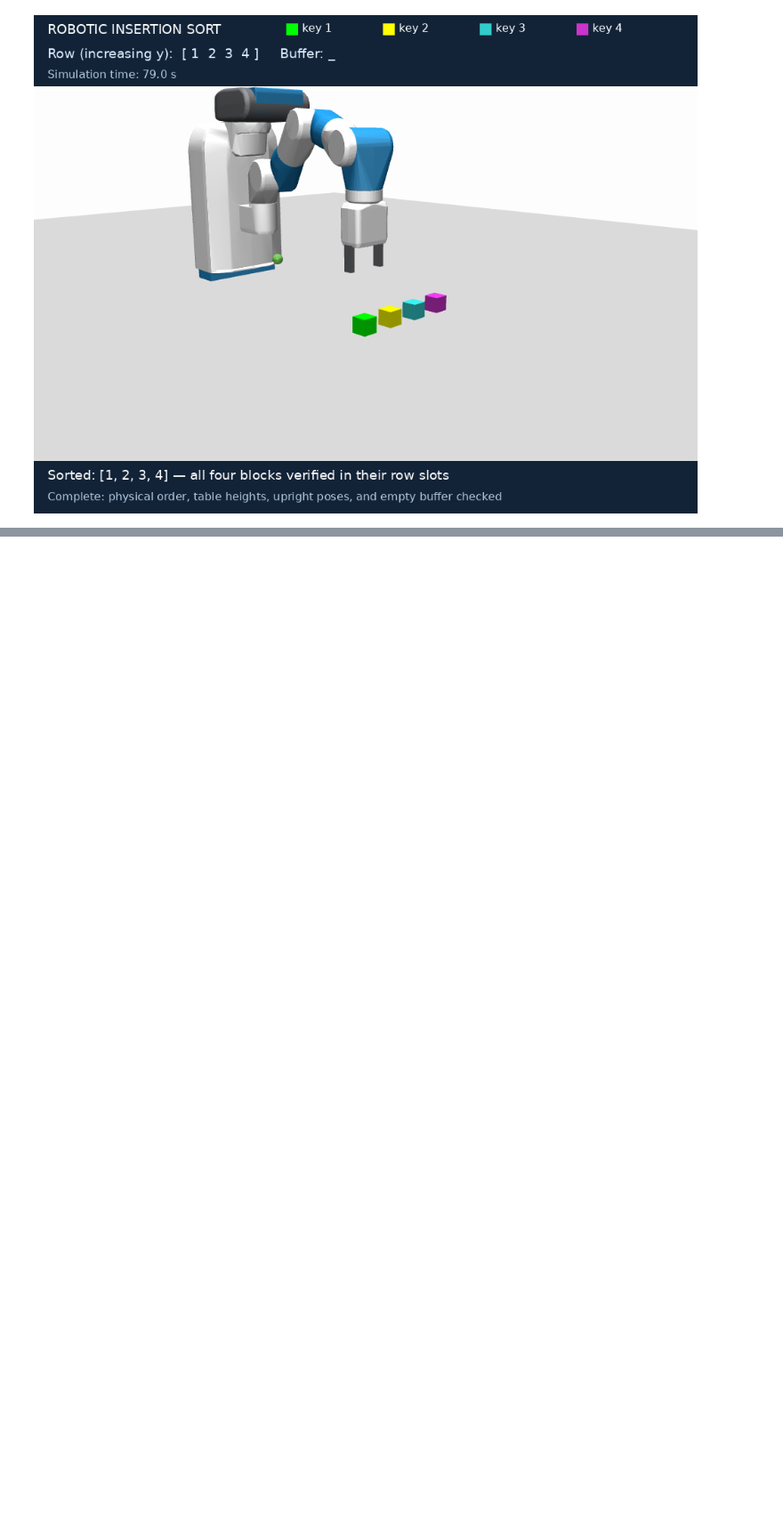
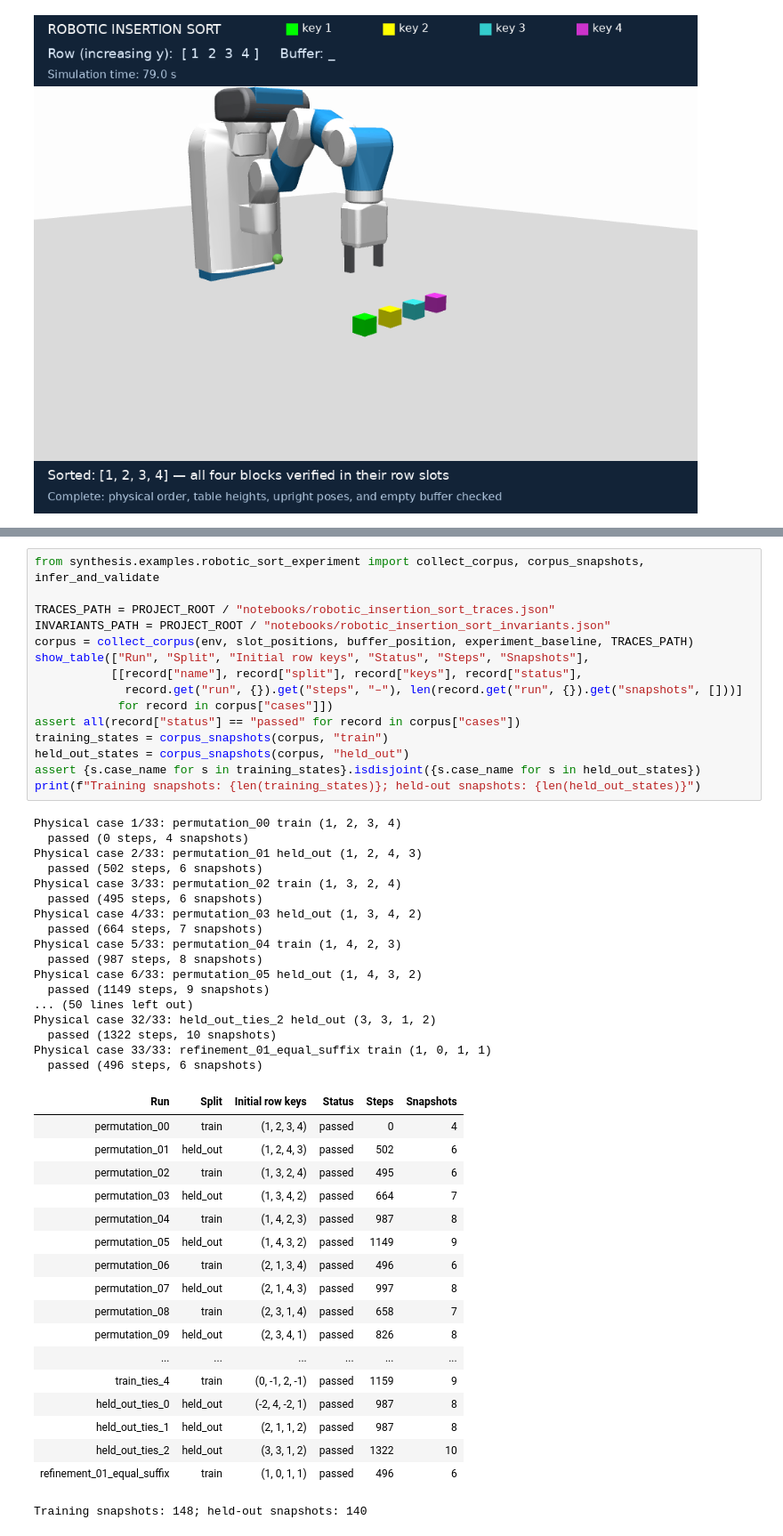
Before and after one commit to luoninz1/RoboVerify, a Jupyter notebook: roboverify/notebooks/robotic_insertion_sort.ipynb, the cells around one changed output, grey strips where cells are left out. Shown at 89% size. Cells and saved outputs as stored; diff of their text form; blank space fills up the shorter version.

```diff
--- a/roboverify/notebooks/robotic_insertion_sort.ipynb
+++ b/roboverify/notebooks/robotic_insertion_sort.ipynb
@@ -340,0 +421,51 @@ rerun all cells for a different ordering. Call `env.close()` when finished.
+# %%
+from synthesis.examples.robotic_sort_experiment import collect_corpus, corpus_snapshots, infer_and_validate
+
+TRACES_PATH = PROJECT_ROOT / "notebooks/robotic_insertion_sort_traces.json"
+INVARIANTS_PATH = PROJECT_ROOT / "notebooks/robotic_insertion_sort_invariants.json"
+corpus = collect_corpus(env, slot_positions, buffer_position, experiment_baseline, TRACES_PATH)
+show_table(["Run", "Split", "Initial row keys", "Status", "Steps", "Snapshots"],
+           [[record["name"], record["split"], record["keys"], record["status"],
+             record.get("run", {}).get("steps", "–"), len(record.get("run", {}).get("snapshots", []))]
+            for record in corpus["cases"]])
+assert all(record["status"] == "passed" for record in corpus["cases"])
+training_states = corpus_snapshots(corpus, "train")
+held_out_states = corpus_snapshots(corpus, "held_out")
+assert {s.case_name for s in training_states}.isdisjoint({s.case_name for s in held_out_states})
+print(f"Training snapshots: {len(training_states)}; held-out snapshots: {len(held_out_states)}")
+# %% [output]
+Physical case 1/33: permutation_00 train (1, 2, 3, 4)
+  passed (0 steps, 4 snapshots)
+Physical case 2/33: permutation_01 held_out (1, 2, 4, 3)
+  passed (502 steps, 6 snapshots)
+Physical case 3/33: permutation_02 train (1, 3, 2, 4)
+  passed (495 steps, 6 snapshots)
+Physical case 4/33: permutation_03 held_out (1, 3, 4, 2)
+  passed (664 steps, 7 snapshots)
+Physical case 5/33: permutation_04 train (1, 4, 2, 3)
+  passed (987 steps, 8 snapshots)
+Physical case 6/33: permutation_05 held_out (1, 4, 3, 2)
+  passed (1149 steps, 9 snapshots)
+... (50 lines left out)
+Physical case 32/33: held_out_ties_2 held_out (3, 3, 1, 2)
+  passed (1322 steps, 10 snapshots)
+Physical case 33/33: refinement_01_equal_suffix train (1, 0, 1, 1)
+  passed (496 steps, 6 snapshots)
+| Run | Split | Initial row keys | Status | Steps | Snapshots |
+| permutation_00 | train | (1, 2, 3, 4) | passed | 0 | 4 |
+| permutation_01 | held_out | (1, 2, 4, 3) | passed | 502 | 6 |
+| permutation_02 | train | (1, 3, 2, 4) | passed | 495 | 6 |
+| permutation_03 | held_out | (1, 3, 4, 2) | passed | 664 | 7 |
+| permutation_04 | train | (1, 4, 2, 3) | passed | 987 | 8 |
+| permutation_05 | held_out | (1, 4, 3, 2) | passed | 1149 | 9 |
+| permutation_06 | train | (2, 1, 3, 4) | passed | 496 | 6 |
+| permutation_07 | held_out | (2, 1, 4, 3) | passed | 997 | 8 |
+| permutation_08 | train | (2, 3, 1, 4) | passed | 658 | 7 |
+| permutation_09 | held_out | (2, 3, 4, 1) | passed | 826 | 8 |
+| ... | ... | ... | ... | ... | ... |
+| train_ties_4 | train | (0, -1, 2, -1) | passed | 1159 | 9 |
+| held_out_ties_0 | held_out | (-2, 4, -2, 1) | passed | 987 | 8 |
+| held_out_ties_1 | held_out | (2, 1, 1, 2) | passed | 987 | 8 |
+| held_out_ties_2 | held_out | (3, 3, 1, 2) | passed | 1322 | 10 |
+| refinement_01_equal_suffix | train | (1, 0, 1, 1) | passed | 496 | 6 |
+Training snapshots: 148; held-out snapshots: 140
```
Also changed, not shown: parts of 29 cells of this notebook, 18 other files.
